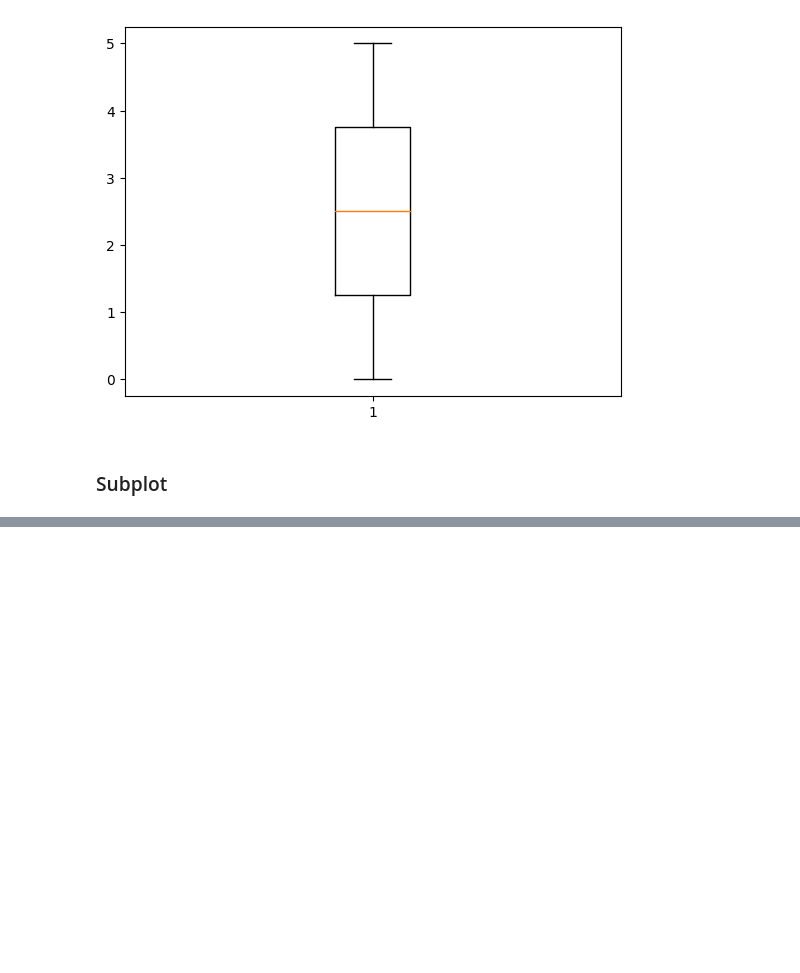
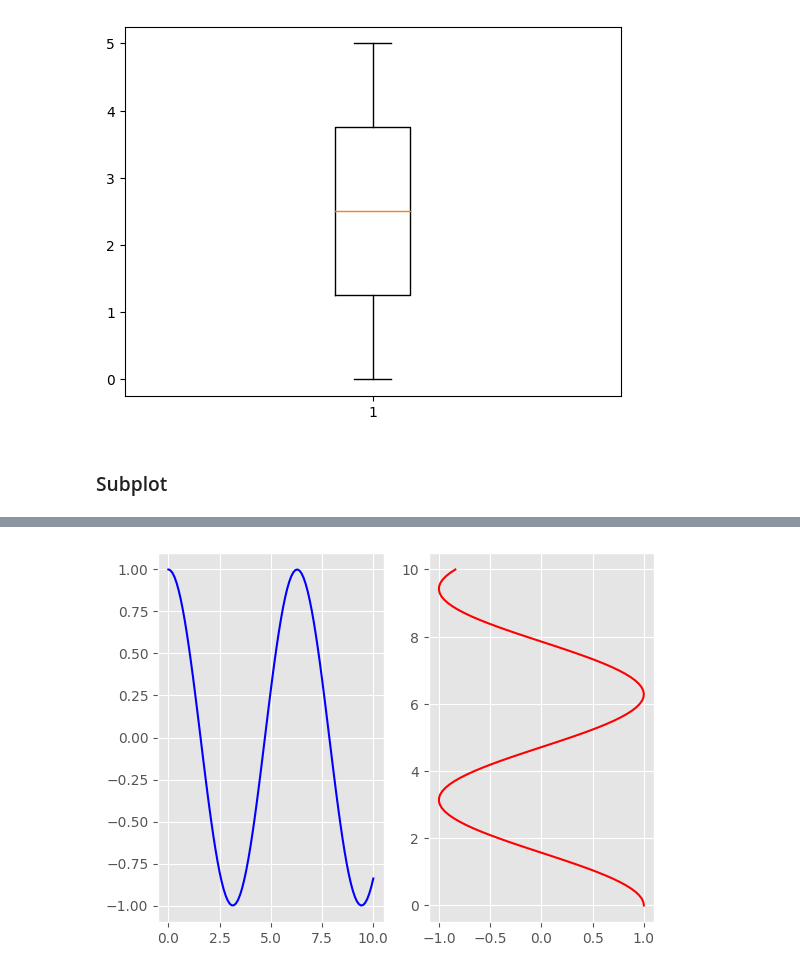
Before and after one commit to alvatorrs/Librerias_Python, a Jupyter notebook: matplotlib_seaborn.ipynb, the cells around one changed output, grey strips where cells are left out. Saved outputs shown, nothing was run; the diff lists cells and outputs as text; code cells hidden in the pictures; blank space fills up the shorter version.

```diff
--- a/matplotlib_seaborn.ipynb
+++ b/matplotlib_seaborn.ipynb
@@ -121,0 +208,13 @@ plt.show()
+# %%
+import matplotlib.pyplot as plt
+
+x = np.linspace(0,10,101)
+y = np.cos(x)
+
+fig, ax = plt.subplots(nrows=1, ncols=2)
+# se pueden acceder a los axes como si de arrays se tratasen
+ax[0].plot(x, y, 'b')
+ax[1].plot(y, x, 'r')
+plt.show()
+# %% [output]
+[figure, added]
```
Also changed, not shown: parts of 32 cells of this notebook.
